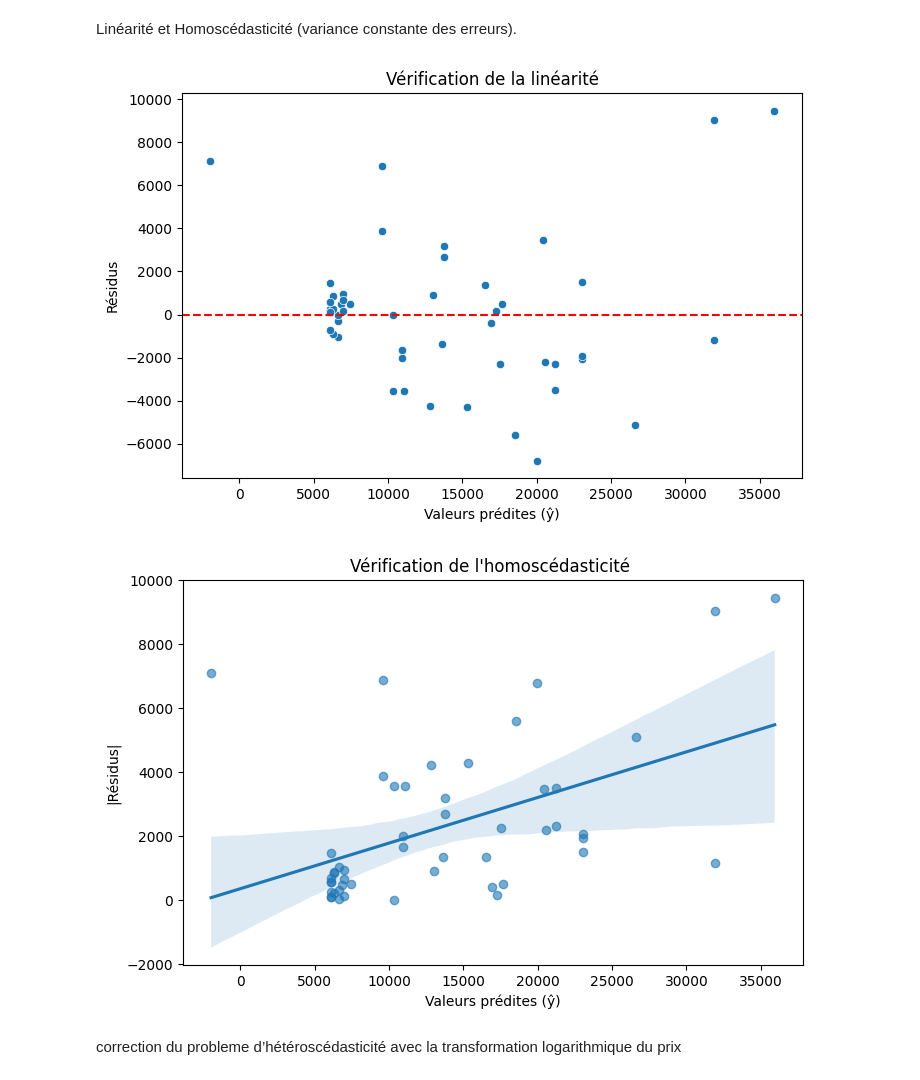
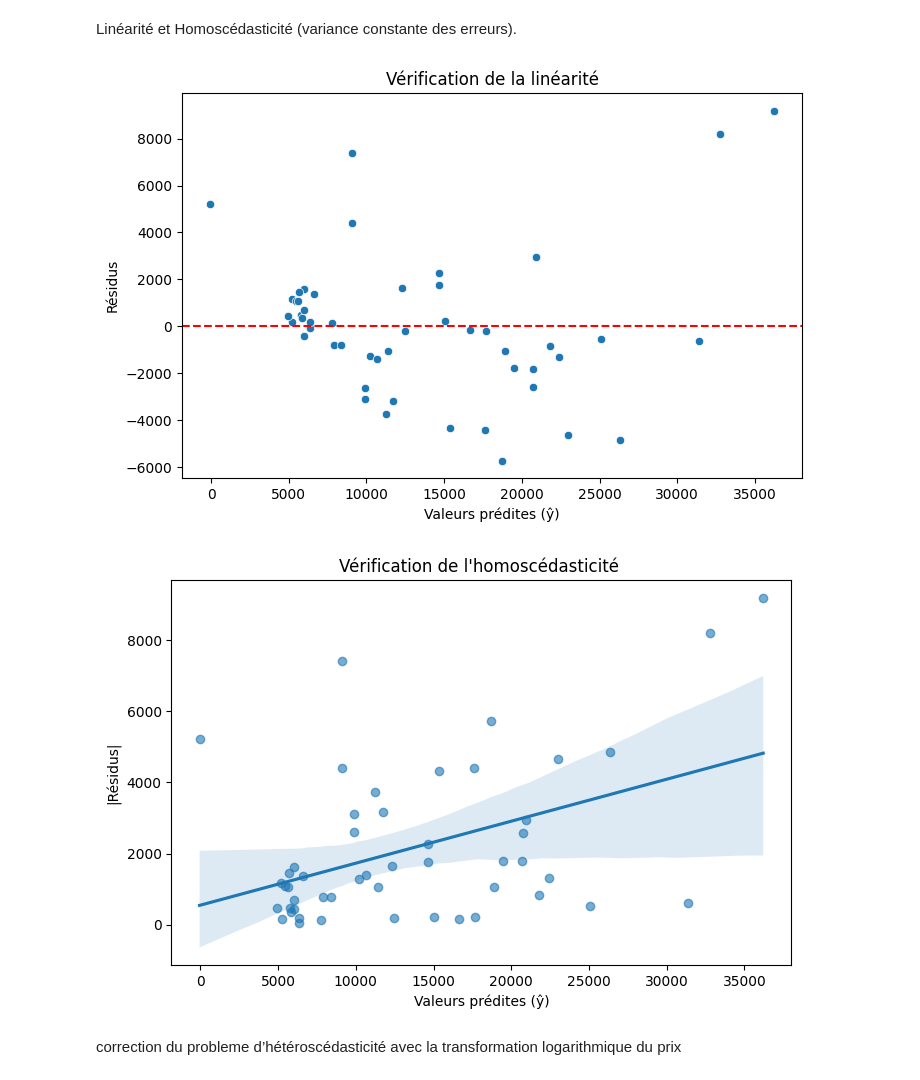
Before and after one commit to TTM1971/Mod-lisation-statistique-pour-la-pr-diction-du-prix-des-voitures, a Jupyter notebook: code.ipynb, the cells around one changed output. Cells and saved outputs as stored; diff of their text form; code cells hidden in the pictures.

```diff
--- a/code.ipynb
+++ b/code.ipynb
@@ -247,0 +219,17 @@ print(vif_data)
+# %%
+from statsmodels.stats.outliers_influence import variance_inflation_factor
+import pandas as pd
+import statsmodels.api as sm
+
+# Variables explicatives
+X =df[['horsepower', 'engine_size', 'curb_weight', 'city_mpg', 'highway_mpg', 'wheelbase', 'car_width']]
+
+# Ajout de la constante
+X = sm.add_constant(X)
+
+# Calcul du VIF pour chaque variable
+vif_data = pd.DataFrame()
+vif_data["Variable"] = X.columns
+vif_data["VIF"] = [variance_inflation_factor(X.values, i) for i in range(X.shape[1])]
+
+print(vif_data)
@@ -274,0 +281,17 @@ X_selected, model_selected = backward_elimination(X, y)
+# %%
+from statsmodels.stats.outliers_influence import variance_inflation_factor
+import pandas as pd
+import statsmodels.api as sm
+
+# Variables explicatives
+X = df[['curb_weight', 'wheelbase', 'car_width']]
+
+# Ajout de la constante
+X = sm.add_constant(X)
+
+# Calcul du VIF pour chaque variable
+vif_data = pd.DataFrame()
+vif_data["Variable"] = X.columns
+vif_data["VIF"] = [variance_inflation_factor(X.values, i) for i in range(X.shape[1])]
+
+print(vif_data)
@@ -352,30 +381,30 @@ Linéarité et Homoscédasticité (variance constante des erreurs).
 # %%
 import matplotlib.pyplot as plt
 import seaborn as sns
 
 # Récupération des valeurs prédites et des résidus
-y_pred = model_selected.fittedvalues
-residuals = model_selected.resid
+y_pred = model.fittedvalues
+residuals = model.resid
 
 # --- Graphique 1 : Linéarité ---
 plt.figure(figsize=(8,5))
 sns.scatterplot(x=y_pred, y=residuals)
 plt.axhline(0, color='red', linestyle='--')
 plt.title("Vérification de la linéarité")
 plt.xlabel("Valeurs prédites (ŷ)")
 plt.ylabel("Résidus")
 plt.show()
 
 # --- Graphique 2 : Homoscédasticité ---
 plt.figure(figsize=(8,5))
 sns.regplot(x=y_pred, y=abs(residuals), scatter_kws={'alpha':0.6})
 plt.title("Vérification de l'homoscédasticité ")
 plt.xlabel("Valeurs prédites (ŷ)")
 plt.ylabel("|Résidus|")
 plt.show()
 # %% [output]
-[figure, old version]
+[figure, new version]
-[figure, old version]
+[figure, new version]
 # %% [markdown]
 correction du probleme d’hétéroscédasticité avec la transformation logarithmique du prix
 # %%
```
Also changed, not shown: parts of 17 cells of this notebook.
